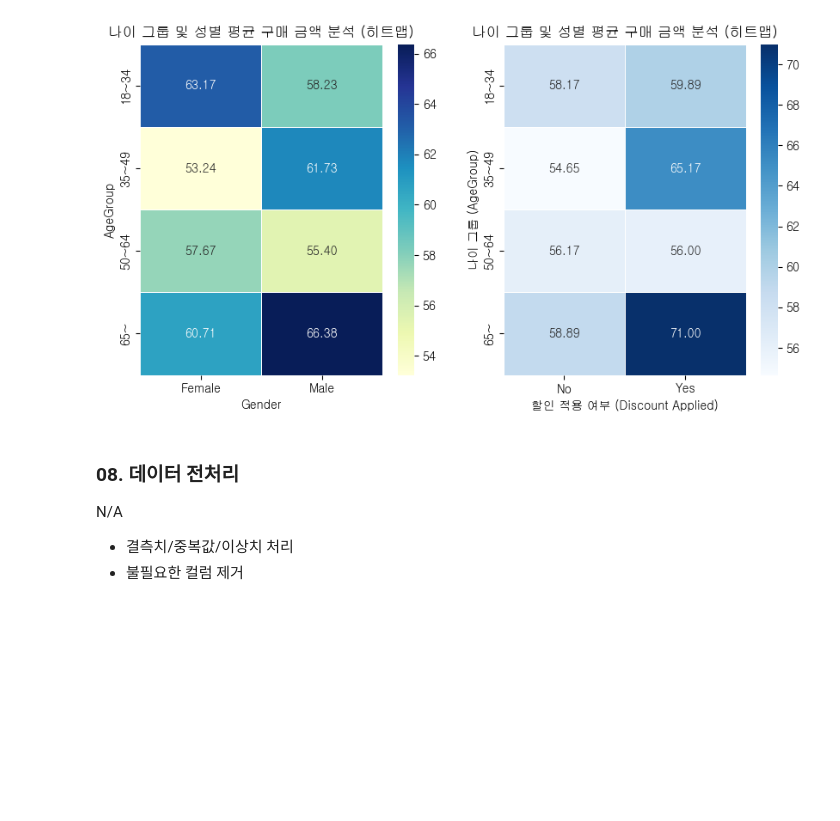
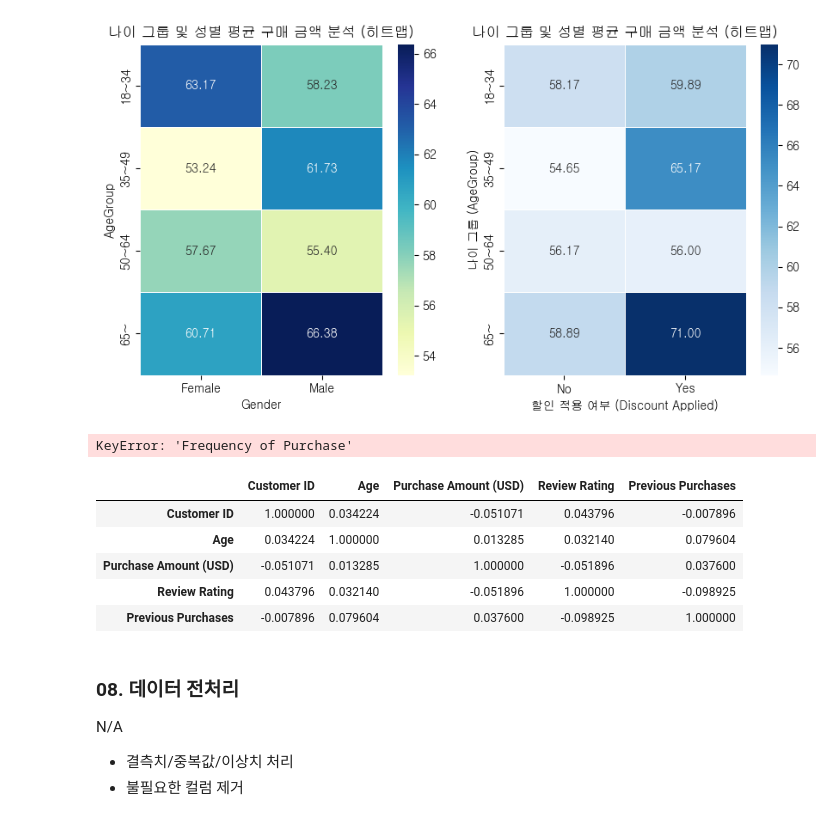
Before and after one commit to jr-2-team/shopping-data-analysis, a Jupyter notebook: presentation/LNK_PRE.ipynb, the cells around one changed output. Saved outputs shown, nothing was run; the diff lists cells and outputs as text; code cells hidden in the pictures; blank space fills up the shorter version.

```diff
--- a/presentation/LNK_PRE.ipynb
+++ b/presentation/LNK_PRE.ipynb
@@ -656,6 +651,38 @@ AgeGroup
 50~64             56.171429  56.000000
 65~               58.888889  71.000000
 [figure]
+# %%
+# 구매 빈도 순서 (가정)
+# Fortnightly (2주마다) > Weekly (매주) > Bi-Weekly (격주) > Monthly (매월) > Quarterly (분기별) > Every 3 Months (3개월마다) > Annually (매년)
+
+frequency_map = {
+    'Weekly': 7,
+    'Fortnightly': 6,
+    'Bi-Weekly': 5,
+    'Monthly': 4,
+    'Quarterly': 3,
+    'Every 3 Months': 2,
+    'Annually': 1
+}
+
+# 'low_3sales_df'에 새 컬럼 생성 (수치형)
+low_3sales_df['Frequency_Score'] = low_3sales_df['Frequency of Purchases'].map(frequency_map)
+
+sns.regplot(data=low_3sales_df, x='Review Rating', y='Frequency of Purchase')
+
+plt.show()
+# %% [output]
+KeyError: 'Frequency of Purchase'
+# %%
+corr_mat =  low_3sales_df.corr(numeric_only=True) # 수치형 데이터만 상관계수 계산
+corr_mat
+# %% [output]
+|  | Customer ID | Age | Purchase Amount (USD) | Review Rating | Previous Purchases |
+| Customer ID | 1.000000 | 0.034224 | -0.051071 | 0.043796 | -0.007896 |
+| Age | 0.034224 | 1.000000 | 0.013285 | 0.032140 | 0.079604 |
+| Purchase Amount (USD) | -0.051071 | 0.013285 | 1.000000 | -0.051896 | 0.037600 |
+| Review Rating | 0.043796 | 0.032140 | -0.051896 | 1.000000 | -0.098925 |
+| Previous Purchases | -0.007896 | 0.079604 | 0.037600 | -0.098925 | 1.000000 |
 # %% [markdown]
 ### 08. 데이터 전처리
 
```
Also changed, not shown: parts of 3 cells of this notebook, 1 other file.
